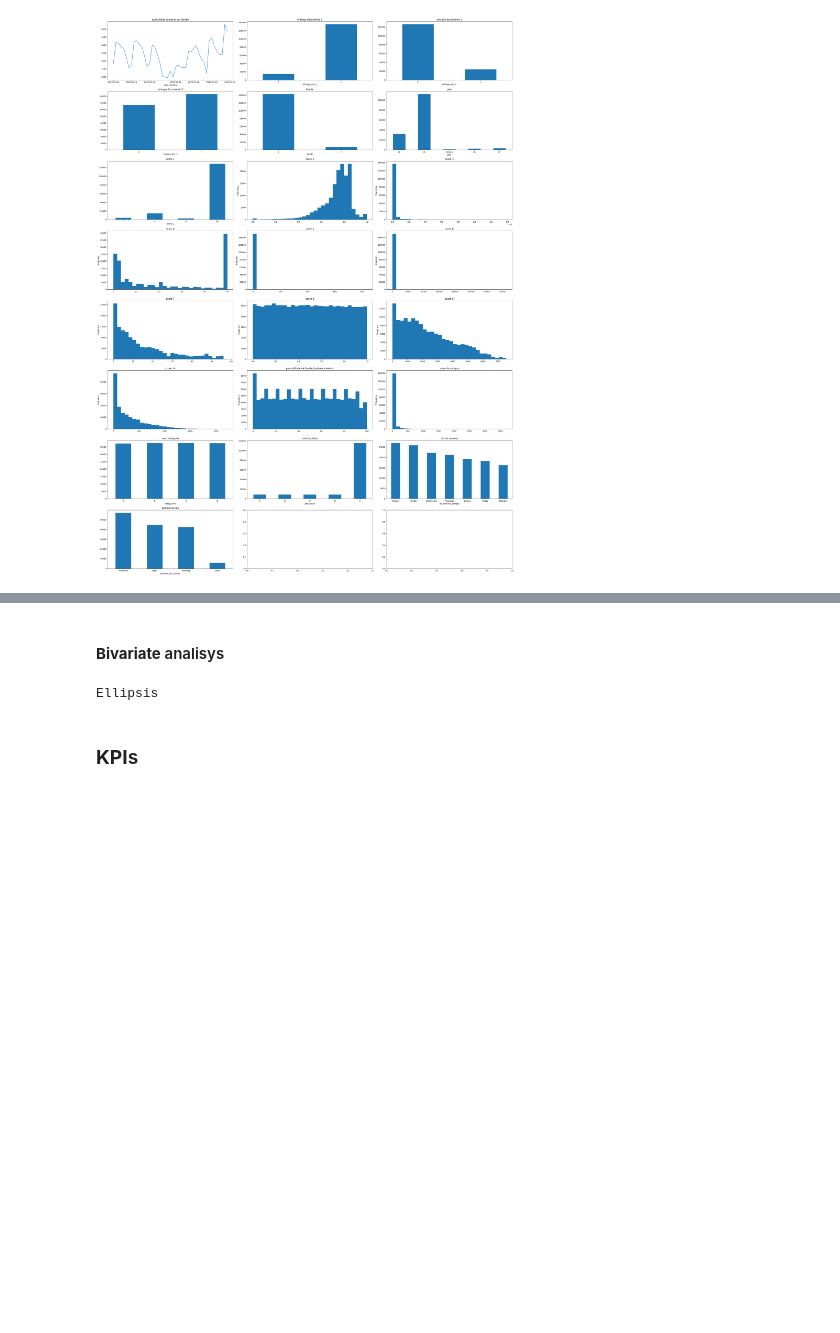
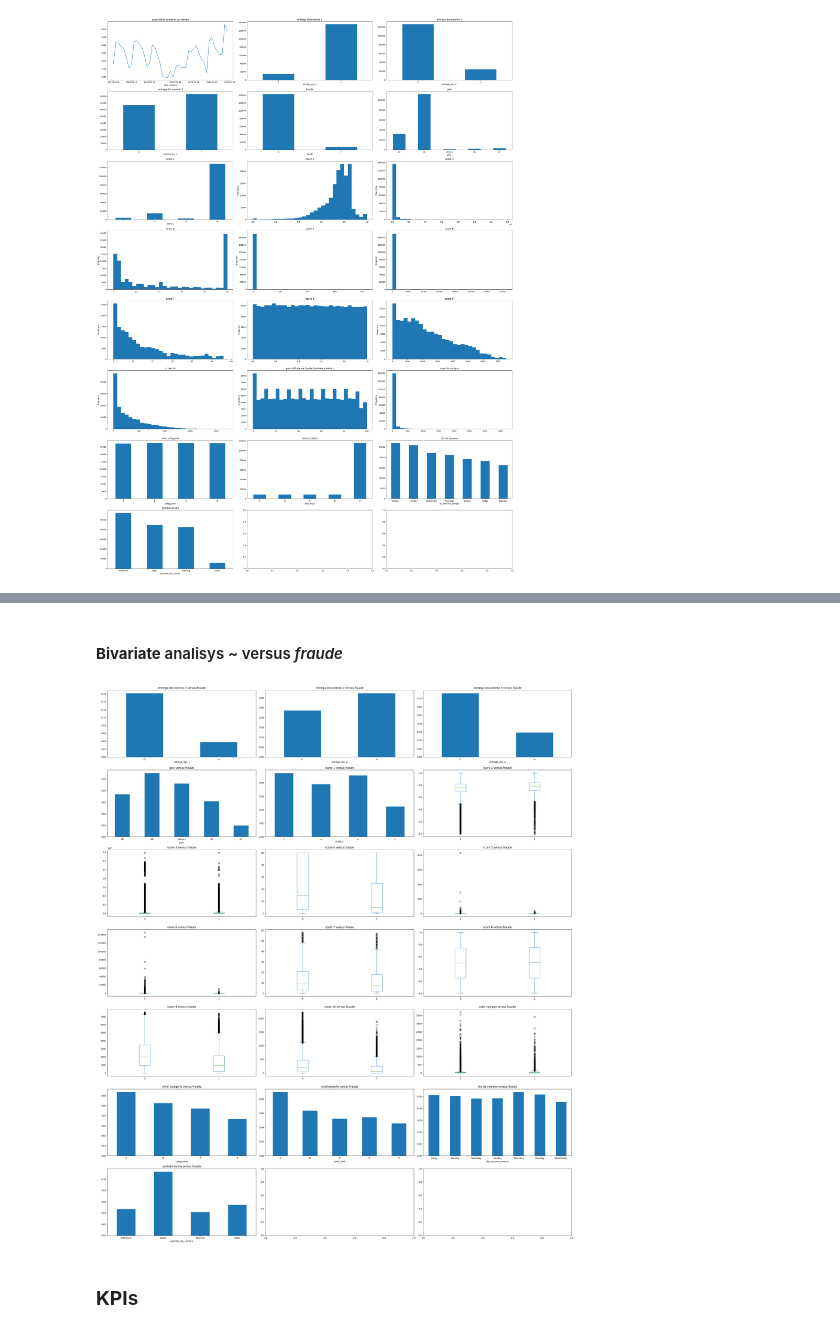
Before and after one commit to richardsantino/EBA-cases, a Jupyter notebook: 9. TCC/3 - fraude.ipynb, the cells around one changed output, grey strips where cells are left out. Drawn from its saved outputs; the diff is of its cells as text; code cells hidden in the pictures; blank space fills up the shorter version.

Commit message:
start bivariate analysis

```diff
--- a/9. TCC/3 - fraude.ipynb
+++ b/9. TCC/3 - fraude.ipynb
@@ -357,11 +357,79 @@ plt.show()
 
 ###### *Respondido:* Ententa como está o perfil geral de features - análise univariada. Procure aqui também por anomalias, nulos, etc
 # %% [markdown]
-#### **Bivariate** analisys
+#### **Bivariate** analisys ~ versus *fraude*
 # %%
-...
+
+lines = 7
+columns = 3
+fig, axs = plt.subplots(lines, columns, figsize=(30, 5*lines))
+
+df.groupby('entrega_doc_1')['fraude'].mean().sort_index().plot.bar(ax=axs[0, 0])
+axs[0, 0].set_title('entrega documento 1 versus fraude')
+
+df.groupby('entrega_doc_2')['fraude'].mean().sort_index().plot.bar(ax=axs[0, 1])
+axs[0, 1].set_title('entrega documento 2 versus fraude')
+
+df.groupby('entrega_doc_3')['fraude'].mean().sort_index().plot.bar(ax=axs[0, 2])
+axs[0, 2].set_title('entrega documento 3 versus fraude')
+
+df.groupby('pais')['fraude'].mean().plot.bar(ax=axs[1, 0])
+axs[1, 0].tick_params(axis='x', labelrotation=0)
+axs[1, 0].set_title('pais versus fraude')
+
+df.groupby('score_1')['fraude'].mean().sort_index().plot.bar(ax=axs[1, 1])
+axs[1, 1].set_title('score 1 versus fraude')
+
+df[['fraude','score_2']].plot.box(by='fraude', ax=axs[1, 2])
+axs[1, 2].set_title('score 2 versus fraude')
+
+df[['fraude','score_3']].plot.box(by='fraude', ax=axs[2, 0])
+axs[2, 0].set_title('score 3 versus fraude')
+
+df[['fraude','score_4']].plot.box(by='fraude', ax=axs[2, 1])
+axs[2, 1].set_title('score 4 versus fraude')
+
+df[['fraude','score_5']].plot.box(by='fraude', ax=axs[2, 2])
+axs[2, 2].set_title('score 5 versus fraude')
+
+df[['fraude','score_6']].plot.box(by='fraude', ax=axs[3, 0])
+axs[3, 0].set_title('score 6 versus fraude')
+
+df[['fraude','score_7']].plot.box(by='fraude', ax=axs[3, 1])
+axs[3, 1].set_title('score 7 versus fraude')
+
+df[['fraude','score_8']].plot.box(by='fraude', ax=axs[3, 2])
+axs[3, 2].set_title('score 8 versus fraude')
+
+df[['fraude','score_9']].plot.box(by='fraude', ax=axs[4, 0])
+axs[4, 0].set_title('score 9 versus fraude')
+
+df[['fraude','score_10']].plot.box(by='fraude', ax=axs[4, 1])
+axs[4, 1].set_title('score 10 versus fraude')
+
+df[['fraude','valor_compra']].plot.box(by='fraude', ax=axs[4, 2])
+axs[4, 2].set_title('valor compra versus fraude')
+
+df.groupby('categ_nivel')['fraude'].mean().sort_index().plot.bar(ax=axs[5, 0])
+axs[5, 0].tick_params(axis='x', labelrotation=0)
+axs[5, 0].set_title('nivel categoria versus fraude')
+
+df.groupby('prod_nivel')['fraude'].mean().sort_index().plot.bar(ax=axs[5, 1])
+axs[5, 1].tick_params(axis='x', labelrotation=0)
+axs[5, 1].set_title('nivel produto versus fraude')
+
+df.groupby('dia_semana_compra')['fraude'].mean().plot.bar(ax=axs[5, 2])
+axs[5, 2].tick_params(axis='x', labelrotation=0)
+axs[5, 2].set_title('dia da semana versus fraude')
+
+df.groupby('periodo_dia_compra')['fraude'].mean().plot.bar(ax=axs[6, 0])
+axs[6, 0].tick_params(axis='x', labelrotation=0)
+axs[6, 0].set_title('periodo do dia versus fraude')
+
+plt.tight_layout()
+plt.show()
 # %% [output]
-Ellipsis
+[figure, added]
 # %% [markdown]
 ### **KPI**s
 # %%
```
Also changed, not shown: parts of 1 cell of this notebook.
